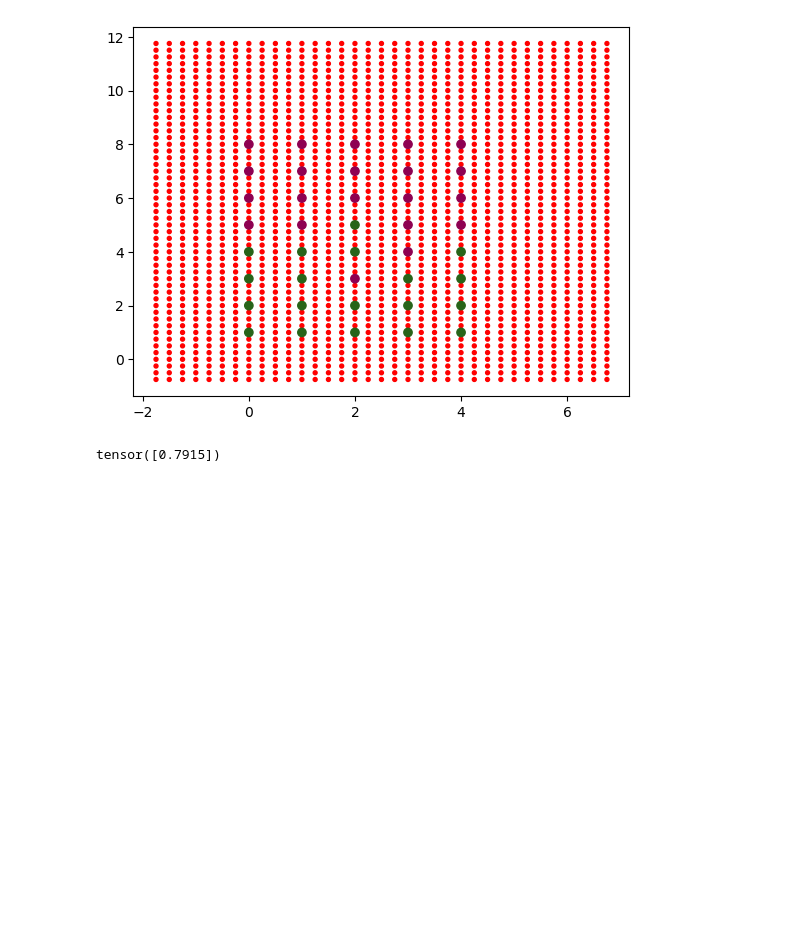
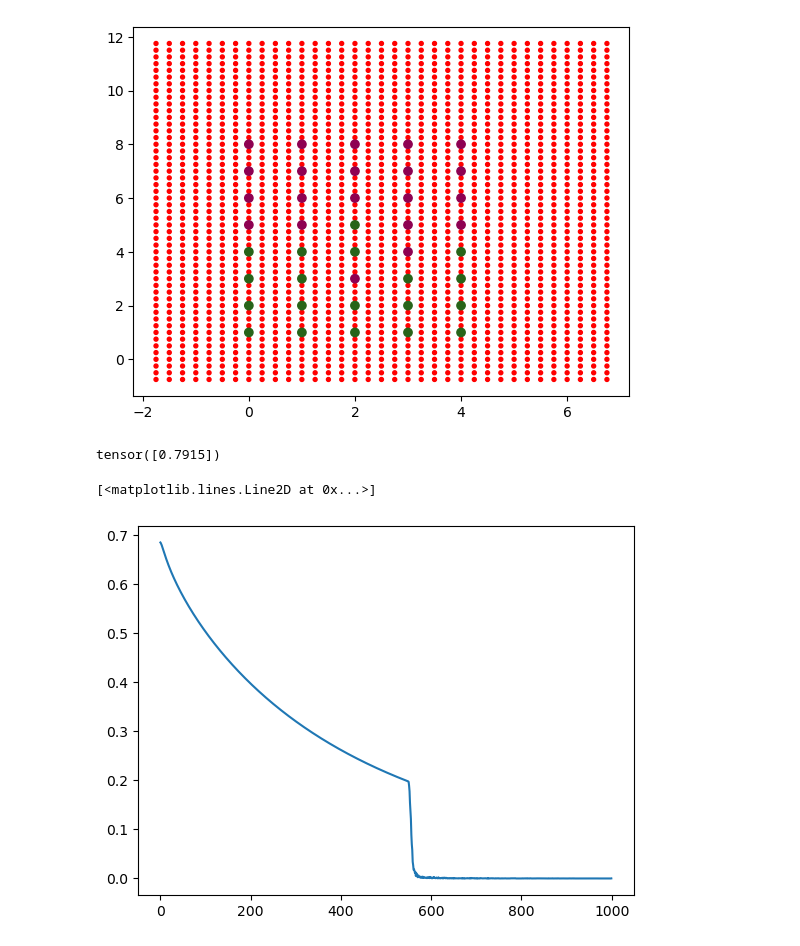
Before and after one commit to PatatoBy/SEAI, a Jupyter notebook: modello_fiaschi.ipynb, the cells around one changed output. Saved outputs shown, nothing was run; the diff lists cells and outputs as text; code cells hidden in the pictures; blank space fills up the shorter version.

```diff
--- a/modello_fiaschi.ipynb
+++ b/modello_fiaschi.ipynb
@@ -192,13 +186,16 @@ print(modello(torch.tensor([0,0], dtype=torch.float)))
 tensor([0.7915])
 # %%
 err = []
-modello.gen_u_y0(dl1)
+modello.gen_v_y0(dl1)
 
-for _ in range(10):
+for _ in range(1000):
     e = modello.train(dl0, 'L2')
     err.append(e)
 
 plt.plot([x for x in range(len(err))], err)
+# %% [output]
+[<matplotlib.lines.Line2D at 0x...>]
+[figure, added]
 # %%
 print(modello(torch.tensor([0,0], dtype = torch.float)))
 # %% [output]
```
Also changed, not shown: parts of 3 cells of this notebook.
